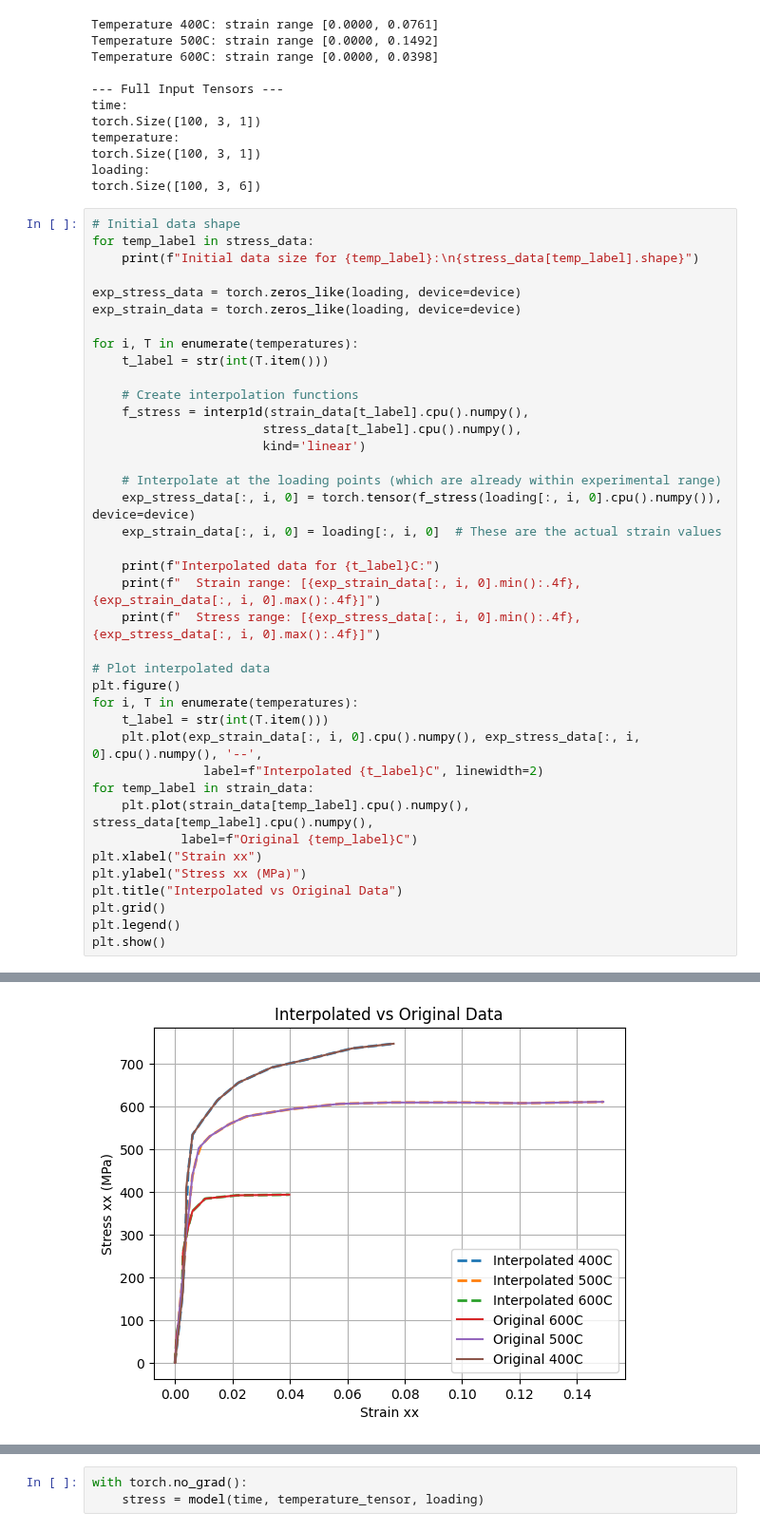
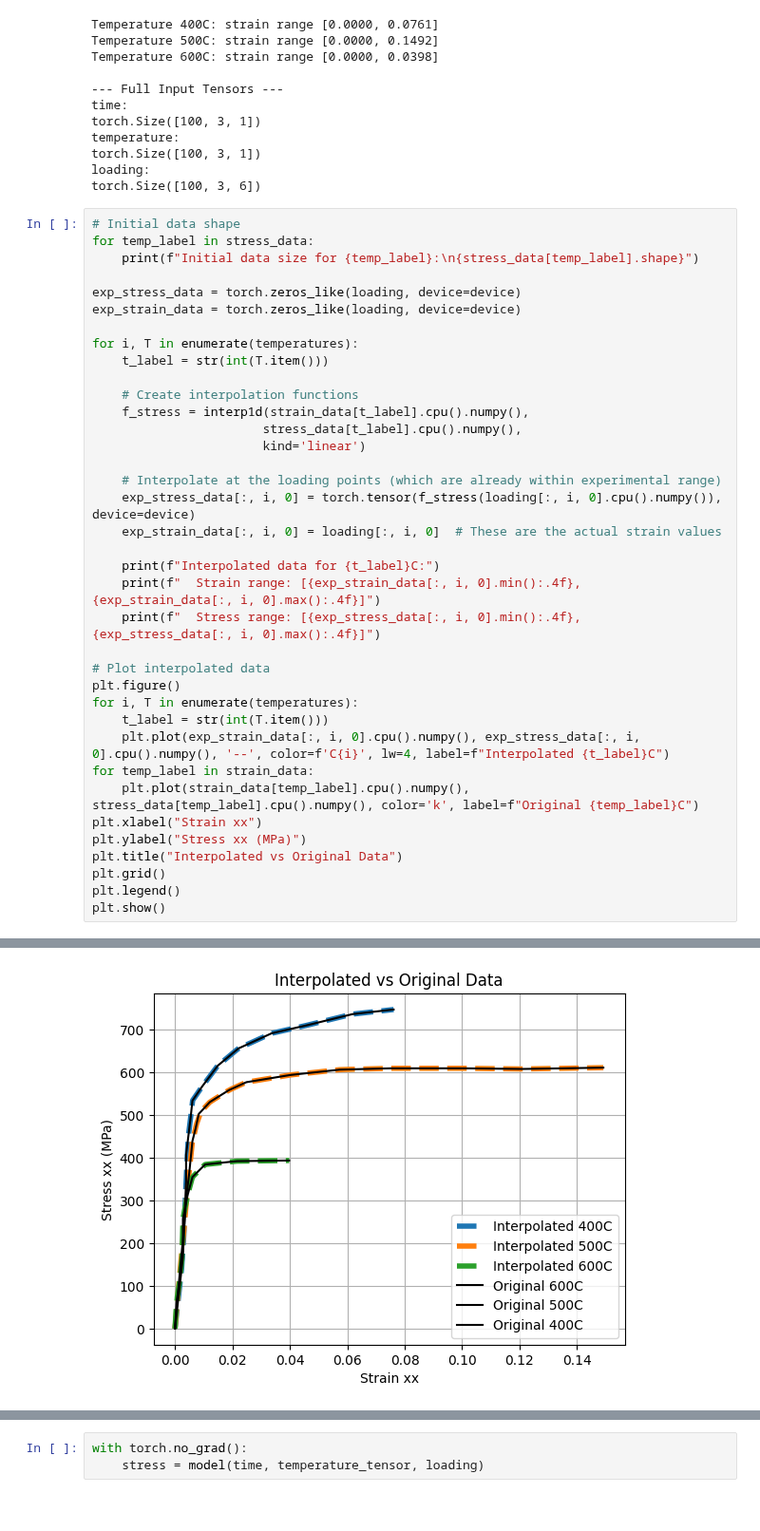
Before and after one commit to ColinMG2/neml2, a Jupyter notebook: cmg_projects/example_deterministic.ipynb, the cells around one changed output, grey strips where cells are left out. Shown at 95% size. Drawn from its saved outputs; the diff is of its cells as text.

```diff
--- a/cmg_projects/example_deterministic.ipynb
+++ b/cmg_projects/example_deterministic.ipynb
@@ -150,38 +150,36 @@ for i, T in enumerate(temperatures):
     print(f"  Strain range: [{exp_strain_data[:, i, 0].min():.4f}, {exp_strain_data[:, i, 0].max():.4f}]")
     print(f"  Stress range: [{exp_stress_data[:, i, 0].min():.4f}, {exp_stress_data[:, i, 0].max():.4f}]")
 
 # Plot interpolated data
 plt.figure()
 for i, T in enumerate(temperatures):
     t_label = str(int(T.item()))
-    plt.plot(exp_strain_data[:, i, 0].cpu().numpy(), exp_stress_data[:, i, 0].cpu().numpy(), '--',
-               label=f"Interpolated {t_label}C", linewidth=2)
+    plt.plot(exp_strain_data[:, i, 0].cpu().numpy(), exp_stress_data[:, i, 0].cpu().numpy(), '--', color=f'C{i}', lw=4, label=f"Interpolated {t_label}C")
 for temp_label in strain_data:
-    plt.plot(strain_data[temp_label].cpu().numpy(), stress_data[temp_label].cpu().numpy(),
-            label=f"Original {temp_label}C")
+    plt.plot(strain_data[temp_label].cpu().numpy(), stress_data[temp_label].cpu().numpy(), color='k', label=f"Original {temp_label}C")
 plt.xlabel("Strain xx")
 plt.ylabel("Stress xx (MPa)")
 plt.title("Interpolated vs Original Data")
 plt.grid()
 plt.legend()
 plt.show()
 # %% [output]
 Initial data size for 600:
 torch.Size([10])
 Initial data size for 500:
 torch.Size([19])
 Initial data size for 400:
 torch.Size([13])
 Interpolated data for 400C:
   Strain range: [0.0000, 0.0761]
   Stress range: [0.0000, 747.3888]
 Interpolated data for 500C:
   Strain range: [0.0000, 0.1492]
   Stress range: [0.0000, 611.2186]
 Interpolated data for 600C:
   Strain range: [0.0000, 0.0398]
   Stress range: [0.0000, 393.7984]
-[figure, old version]
+[figure, new version]
 # %%
 class SolveStrain(torch.nn.Module):
     """Just integrate the model through some strain history
```
Also changed, not shown: parts of 9 cells of this notebook, 6 other files.
